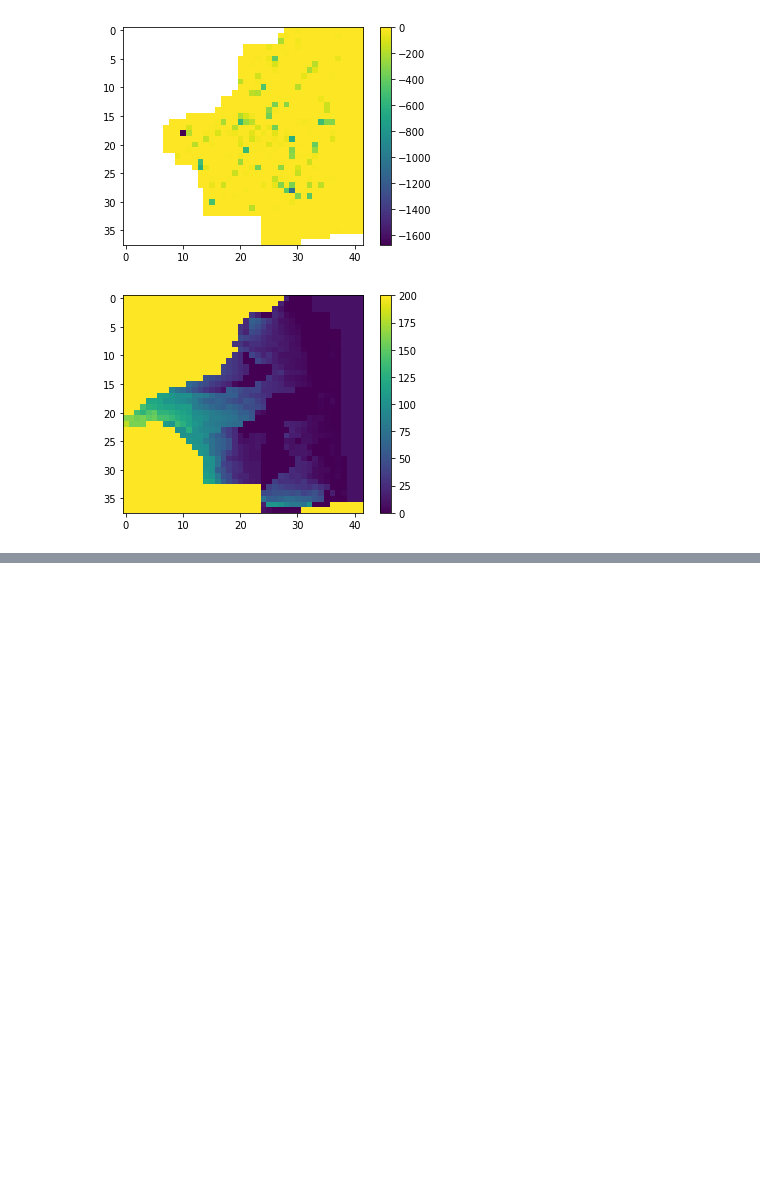
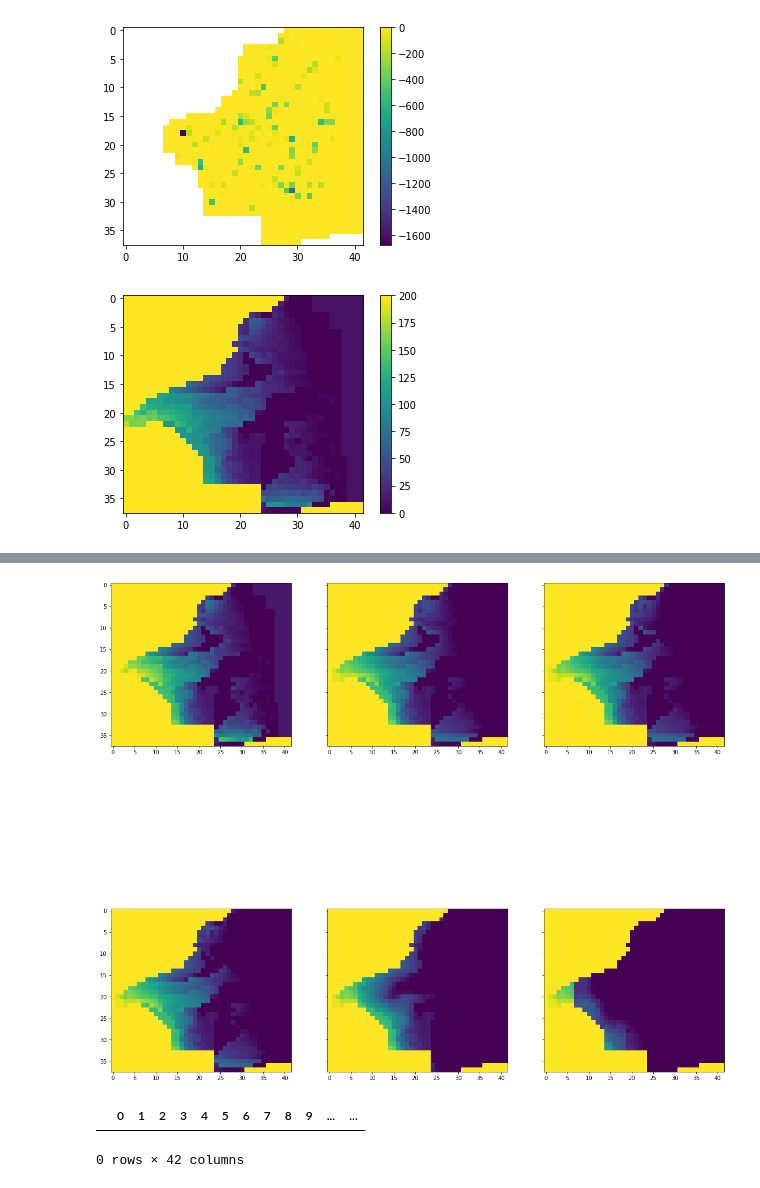
Before and after one commit to LudovicSchorpp/TM_Ludovic_Schorpp, a Jupyter notebook: codes_tests/Chabart/notebooks/Import data.ipynb, the cells around one changed output, grey strips where cells are left out. Saved outputs shown, nothing was run; the diff lists cells and outputs as text; code cells hidden in the pictures; blank space fills up the shorter version.

```diff
--- a/codes_tests/Chabart/notebooks/Import data.ipynb
+++ b/codes_tests/Chabart/notebooks/Import data.ipynb
@@ -106,0 +146,14 @@ a.set_clim(0,150)
+# %%
+surface = [top,bot1,bot2,bot3,bot4,bot5]
+# %%
+fig,ax = plt.subplots(2,3,sharey=True,figsize=(20,20))
+i=0;l=0
+for s in surface:
+    b=ax[l,i].imshow(s)
+    b.set_clim(0,150)
+    i +=1
+    if i == 3:
+        i=0
+        l+=1
+# %% [output]
+[figure, added]
@@ -106,0 +162,5 @@ a.set_clim(0,150)
+# %%
+ep_epo1[np.array(ep_epo1<=0)]
+# %% [output]
+|  | 0 | 1 | 2 | 3 | 4 | 5 | 6 | 7 | 8 | 9 | ... | ... |
+0 rows × 42 columns
```
Also changed, not shown: parts of 11 cells of this notebook, 3 other files.
